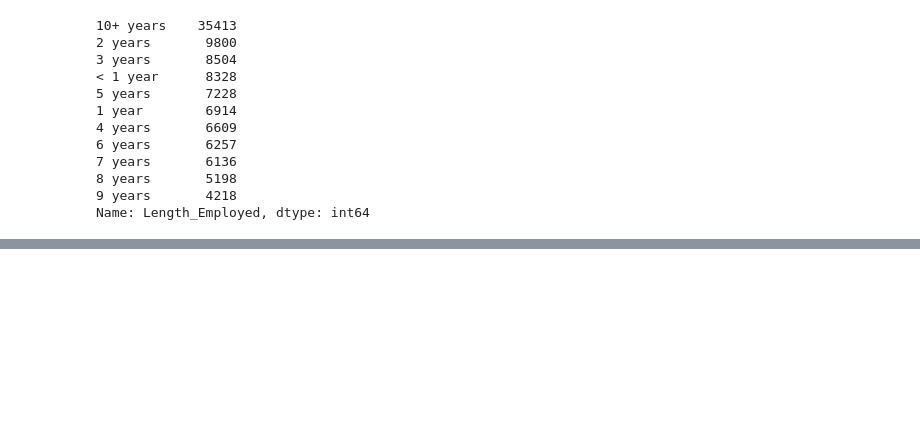
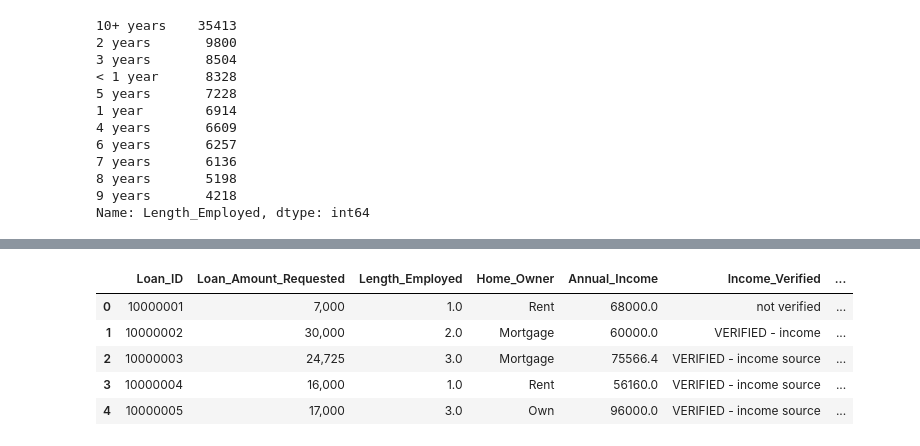
Before and after one commit to Mitesh512/Janta_Hack, a Jupyter notebook: Janta_Hack.ipynb, the cells around one changed output, grey strips where cells are left out. Drawn from its saved outputs; the diff is of its cells as text; code cells hidden in the pictures; blank space fills up the shorter version.

```diff
--- a/Janta_Hack.ipynb
+++ b/Janta_Hack.ipynb
@@ -339,0 +427,6 @@ AttributeError: 'float' object has no attribute 'isnull'
+# %%
+cond=(train['Home_Owner'].isna())
+train.loc[cond & (train['Debt_To_Income'] <= 15) & (train['Length_Employed'] <= 2),'Home_Owner']='Rent'
+train.loc[cond & (train['Debt_To_Income'] > 15) & (train['Length_Employed'] > 2),'Home_Owner']='Mortgage'
+train.loc[cond & (train['Length_Employed'] <= 2), 'Home_Owner'] = 'Rent'
+train.loc[cond & (train['Length_Employed'] > 2), 'Home_Owner'] = 'Mortgage'
@@ -339,0 +455,3 @@ AttributeError: 'float' object has no attribute 'isnull'
+# %%
+train['Annual_Income'].fillna(value = 60000,inplace = True)
+train['Months_Since_Deliquency'].fillna(value = 0,inplace = True)
@@ -398,0 +496,9 @@ X_train,X_test,Y_train,Y_test = train_test_split(linear_train,linear_target,test
+# %%
+train.head()
+# %% [output]
+|  | Loan_ID | Loan_Amount_Requested | Length_Employed | Home_Owner | Annual_Income | Income_Verified | ... |
+| 0 | 10000001 | 7,000 | 1.0 | Rent | 68000.0 | not verified | ... |
+| 1 | 10000002 | 30,000 | 2.0 | Mortgage | 60000.0 | VERIFIED - income | ... |
+| 2 | 10000003 | 24,725 | 3.0 | Mortgage | 75566.4 | VERIFIED - income source | ... |
+| 3 | 10000004 | 16,000 | 1.0 | Rent | 56160.0 | VERIFIED - income source | ... |
+| 4 | 10000005 | 17,000 | 3.0 | Own | 96000.0 | VERIFIED - income source | ... |
```
Also changed, not shown: parts of 60 cells of this notebook, 4 other files.
